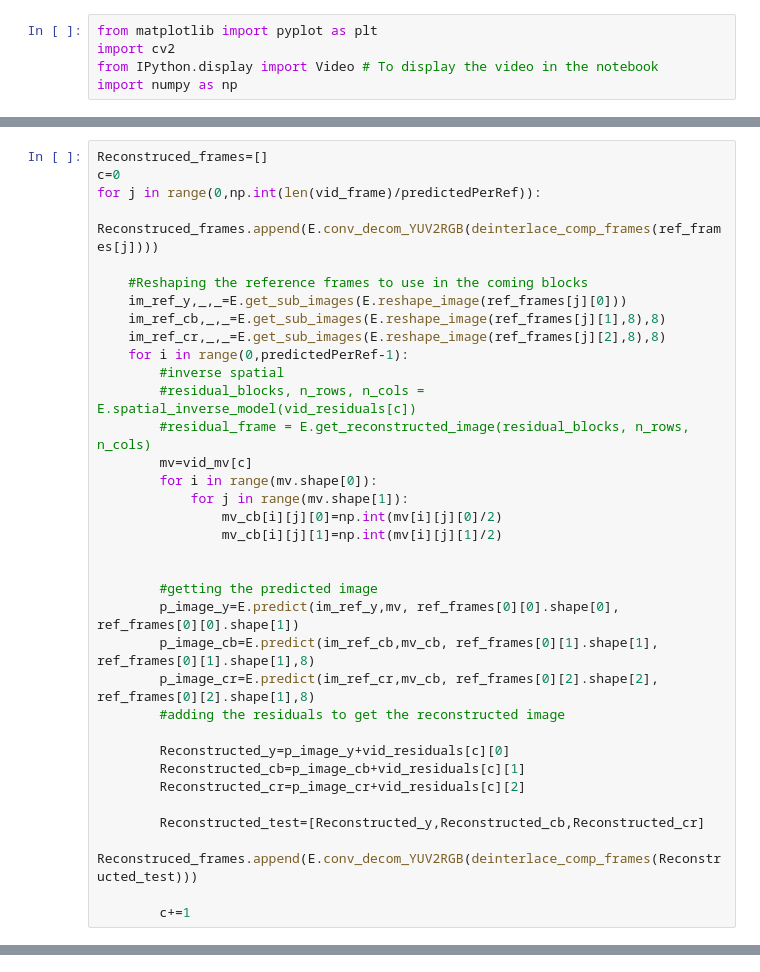
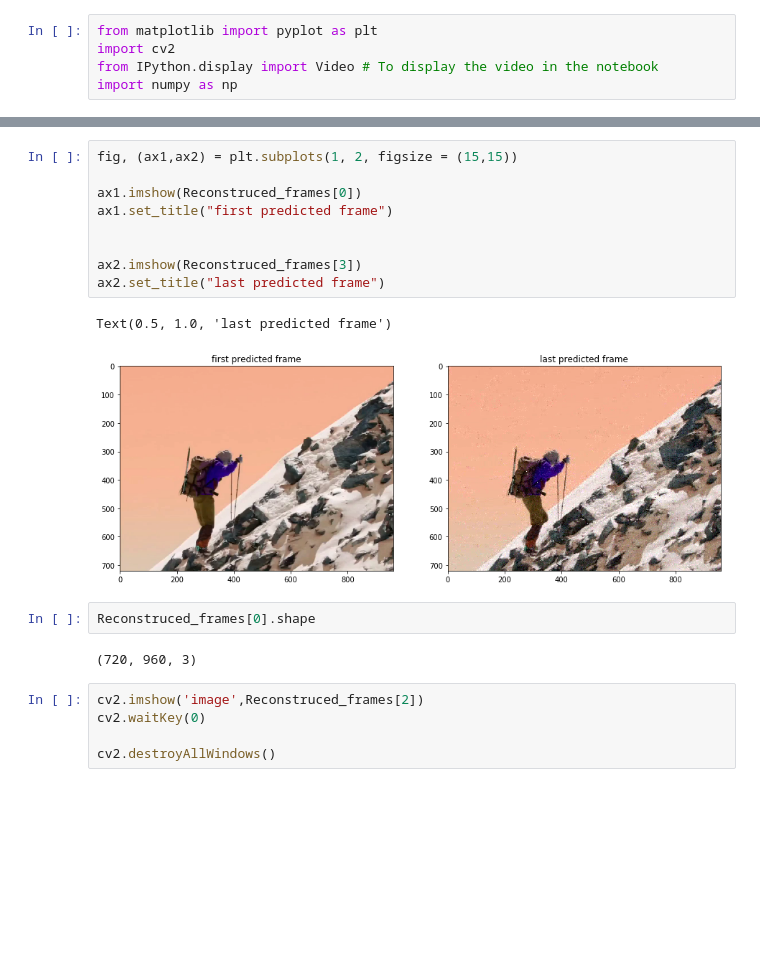
Before and after one commit to alaanousir/H.264-Video-Compression, a Jupyter notebook: Main.ipynb, the cells around one changed output, grey strips where cells are left out. Cells and saved outputs as stored; diff of their text form; blank space fills up the shorter version.

Commit message:
Spatial model added

```diff
--- a/Main.ipynb
+++ b/Main.ipynb
@@ -508,35 +136,0 @@ NameError: name 'plt' is not defined
-# %%
-Reconstruced_frames=[]
-c=0
-for j in range(0,np.int(len(vid_frame)/predictedPerRef)):
-    Reconstruced_frames.append(E.conv_decom_YUV2RGB(deinterlace_comp_frames(ref_frames[j])))
-
-    #Reshaping the reference frames to use in the coming blocks
-    im_ref_y,_,_=E.get_sub_images(E.reshape_image(ref_frames[j][0]))
-    im_ref_cb,_,_=E.get_sub_images(E.reshape_image(ref_frames[j][1],8),8)
-    im_ref_cr,_,_=E.get_sub_images(E.reshape_image(ref_frames[j][2],8),8)
-    for i in range(0,predictedPerRef-1):
-        #inverse spatial
-        #residual_blocks, n_rows, n_cols = E.spatial_inverse_model(vid_residuals[c])
-        #residual_frame = E.get_reconstructed_image(residual_blocks, n_rows, n_cols)
-        mv=vid_mv[c]
-        for i in range(mv.shape[0]):
-            for j in range(mv.shape[1]):
-                mv_cb[i][j][0]=np.int(mv[i][j][0]/2)
-                mv_cb[i][j][1]=np.int(mv[i][j][1]/2)
-
-
-        #getting the predicted image
-        p_image_y=E.predict(im_ref_y,mv, ref_frames[0][0].shape[0], ref_frames[0][0].shape[1])
-        p_image_cb=E.predict(im_ref_cb,mv_cb, ref_frames[0][1].shape[1], ref_frames[0][1].shape[1],8)
-        p_image_cr=E.predict(im_ref_cr,mv_cb, ref_frames[0][2].shape[2], ref_frames[0][2].shape[1],8)
-        #adding the residuals to get the reconstructed image
-
-        Reconstructed_y=p_image_y+vid_residuals[c][0]
-        Reconstructed_cb=p_image_cb+vid_residuals[c][1]
-        Reconstructed_cr=p_image_cr+vid_residuals[c][2]
-
-        Reconstructed_test=[Reconstructed_y,Reconstructed_cb,Reconstructed_cr]
-        Reconstruced_frames.append(E.conv_decom_YUV2RGB(deinterlace_comp_frames(Reconstructed_test)))
-
-        c+=1
@@ -576,0 +137,21 @@ def deinterlace_comp_frames(interlaced_frames):
+# %%
+fig, (ax1,ax2) = plt.subplots(1, 2, figsize = (15,15))
+
+ax1.imshow(Reconstruced_frames[0])
+ax1.set_title("first predicted frame")
+
+
+ax2.imshow(Reconstruced_frames[3])
+ax2.set_title("last predicted frame")
+# %% [output]
+Text(0.5, 1.0, 'last predicted frame')
+[figure, added]
+# %%
+Reconstruced_frames[0].shape
+# %% [output]
+(720, 960, 3)
+# %%
+cv2.imshow('image',Reconstruced_frames[2])
+cv2.waitKey(0)
+
+cv2.destroyAllWindows()
```
Also changed, not shown: parts of 31 cells of this notebook, 2 other files.
